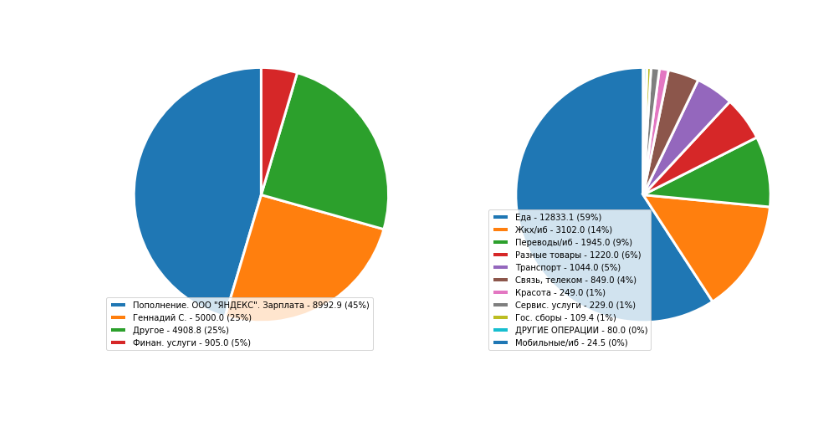
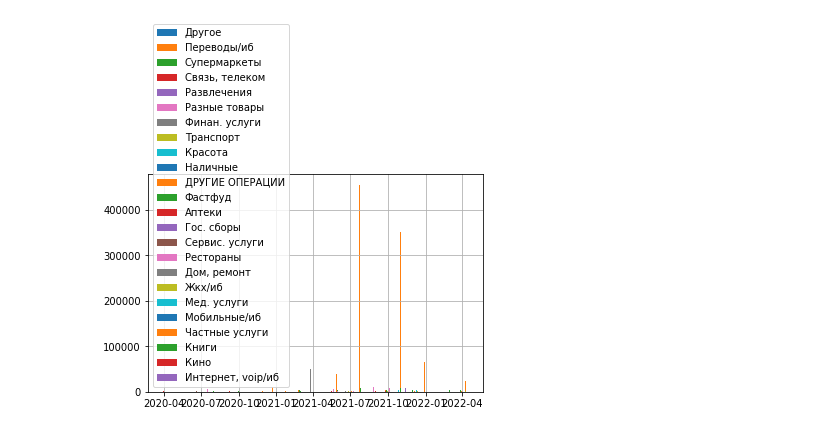
Before and after one commit to SaraFarron/finance_visualizer, a Jupyter notebook: dashboard.ipynb, the cells around one changed output. Cells and saved outputs as stored; diff of their text form; code cells hidden in the pictures; blank space fills up the shorter version.

Commit message:
Group by month, stems, category delete

```diff
--- a/dashboard.ipynb
+++ b/dashboard.ipynb
@@ -1,9 +1,10 @@
-# %%
-from main import piecharts, open_csv, separate_income_and_expences
-
-FILE_NAME = 'operations Thu Mar 03 07_42_36 MSK 2022-Thu Mar 31 13_01_32 MSK 2022.csv'
-file_data = open_csv(FILE_NAME)
-expence, income = separate_income_and_expences(file_data)
-piecharts(expence, income)
-# %% [output]
-[figure, removed]
+# %%
+from main import *
+
+data = load_data(start_date='20.03.2020 00:00:00', end_date='14.04.2022 00:00:00')
+expences, incomes = separate_income_and_expences(data)
+plot = get_x_y_values(expences)
+plot = group_data_per_month(plot)
+create_stem(plot)
+# %% [output]
+[figure, added]
```
Also changed, not shown: 2 other files.
